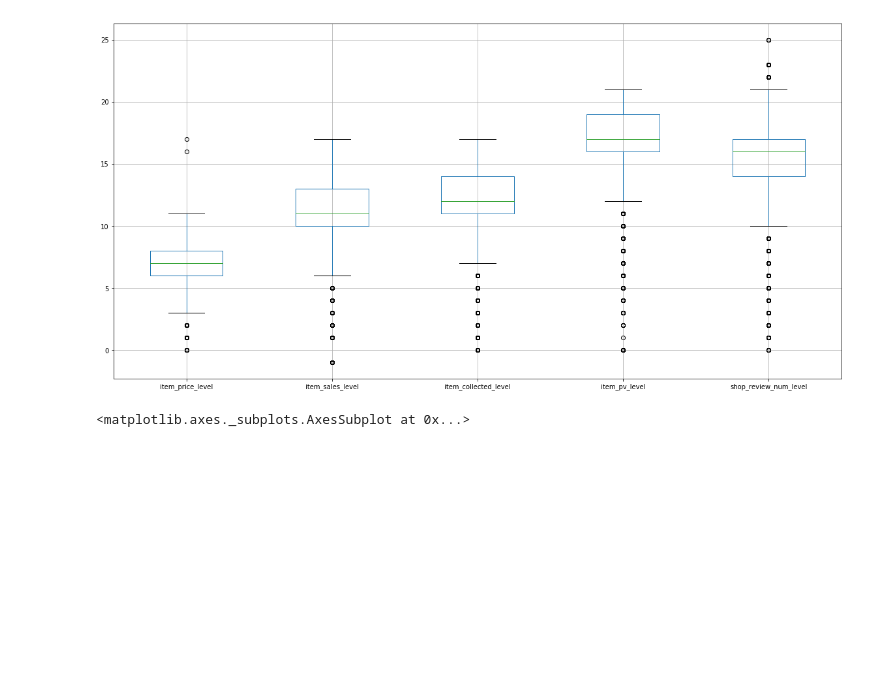
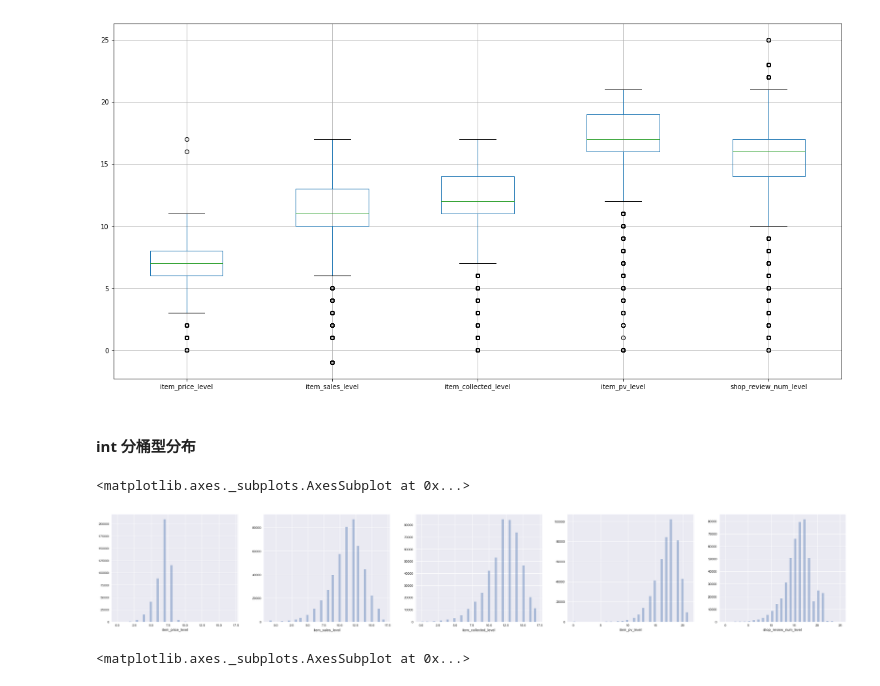
Before and after one commit to secrettianchigroup/SecretTianchiProject, a Jupyter notebook: data_peek.ipynb, the cells around one changed output. Cells and saved outputs as stored; diff of their text form; code cells hidden in the pictures; blank space fills up the shorter version.

```diff
--- a/data_peek.ipynb
+++ b/data_peek.ipynb
@@ -161,6 +165,18 @@ train_df[ser_list1].boxplot(figsize=(20, 10))
 # %% [output]
 <matplotlib.axes._subplots.AxesSubplot at 0x...>
 [figure]
+# %% [markdown]
+#### int 分桶型分布
+# %%
+f, (ax1, ax2, ax3, ax4, ax5) = plt.subplots(1, 5, figsize=(20, 6))
+sns.distplot(train_df['item_price_level'], kde=False, ax=ax1)
+sns.distplot(train_df['item_sales_level'], kde=False, ax=ax2)
+sns.distplot(train_df['item_collected_level'], kde=False, ax=ax3)
+sns.distplot(train_df['item_pv_level'], kde=False, ax=ax4)
+sns.distplot(train_df['shop_review_num_level'], kde=False, ax=ax5)
+# %% [output]
+<matplotlib.axes._subplots.AxesSubplot at 0x...>
+[figure, added]
 # %%
 ser_list2 = ['user_age_level', 'user_star_level', 'shop_star_level']
 train_df[ser_list2].boxplot(figsize=(20, 10))
```
Also changed, not shown: parts of 6 cells of this notebook.
